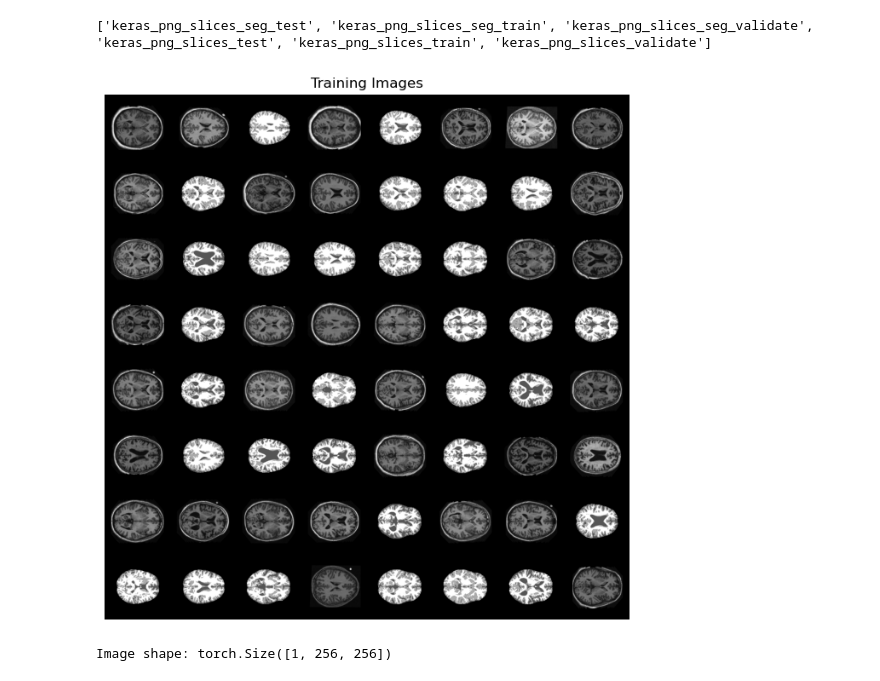
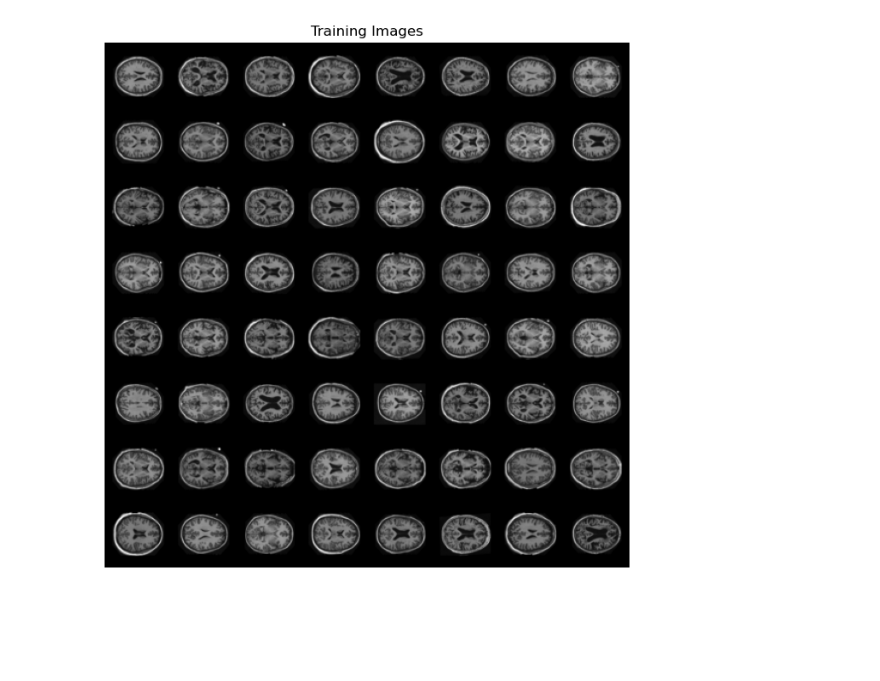
Before and after one commit to amlannag/GAN-and-ResNet, a Jupyter notebook: DCGAN.ipynb, the cells around one changed output. Drawn from its saved outputs; the diff is of its cells as text; code cells hidden in the pictures; blank space fills up the shorter version.

```diff
--- a/DCGAN.ipynb
+++ b/DCGAN.ipynb
@@ -32,16 +54,28 @@ dataloader = torch.utils.data.DataLoader(dataset, batch_size=128, shuffle=True,
-# %%
-print(dataset.classes)
-# %% [output]
-['keras_png_slices_seg_test', 'keras_png_slices_seg_train', 'keras_png_slices_seg_validate', 'keras_png_slices_test', 'keras_png_slices_train', 'keras_png_slices_validate']
 # %%
+# We can use an image folder dataset the way we have it setup.
+# Create the dataset
+dataset = dset.ImageFolder(root=dataroot,
+                           transform=transforms.Compose([
+                               transforms.Resize(image_size),
+                               transforms.CenterCrop(image_size),
+                               transforms.ToTensor(),
+                           ]))
+# Create the dataloader
+dataloader = torch.utils.data.DataLoader(dataset, batch_size=batch_size,
+                                         shuffle=True, num_workers=workers)
+
+# Decide which device we want to run on
+device = torch.device("cuda:0" if (torch.cuda.is_available() and ngpu > 0) else "cpu")
+
+# Plot some training images
 real_batch = next(iter(dataloader))
 plt.figure(figsize=(8,8))
 plt.axis("off")
 plt.title("Training Images")
 plt.imshow(np.transpose(vutils.make_grid(real_batch[0].to(device)[:64], padding=2, normalize=True).cpu(),(1,2,0)))
 plt.show()
 # %% [output]
-[figure, old version]
+[figure, new version]
 # %%
 def weights_init(m):
     classname = m.__class__.__name__
@@ -54,7 +88,7 @@ def weights_init(m):
         nn.init.constant_(m.bias.data, 0)
 # %%
 # Number of channels in the training images. For color images this is 3
-nc = 1
+nc = 3
 
 # Size of z latent vector (i.e. size of generator input)
 nz = 100
@@ -65,14 +99,11 @@ ngf = 64
 # Size of feature maps in discriminator
 ndf = 64
 
+beta1 = 0.5
+
+lr = 0.0002
 
 image_size = 256
-
-dataiter = iter(dataloader)
-images, _ = next(dataiter)
-print(f"Image shape: {images[0].shape}")
-# %% [output]
-Image shape: torch.Size([1, 256, 256])
 # %%
 ngpu = 1
 
```
Also changed, not shown: parts of 10 cells of this notebook.
